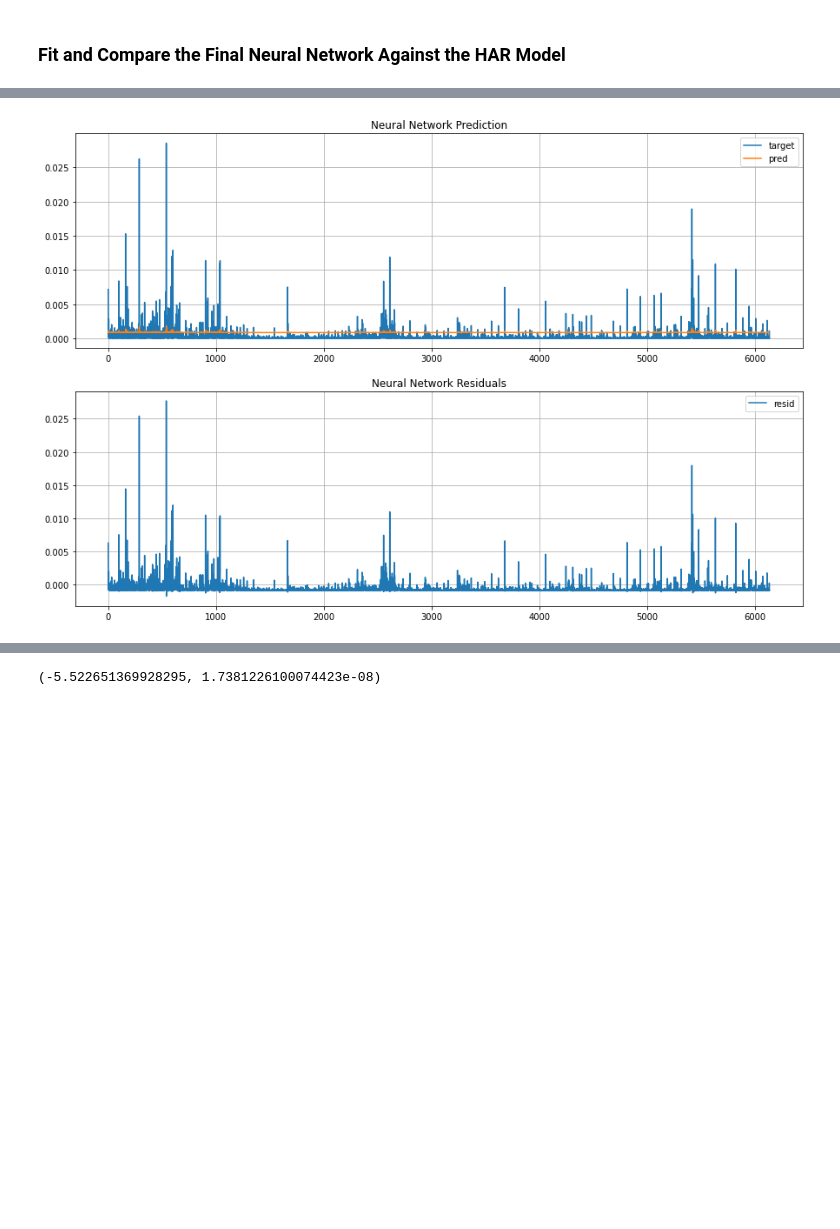
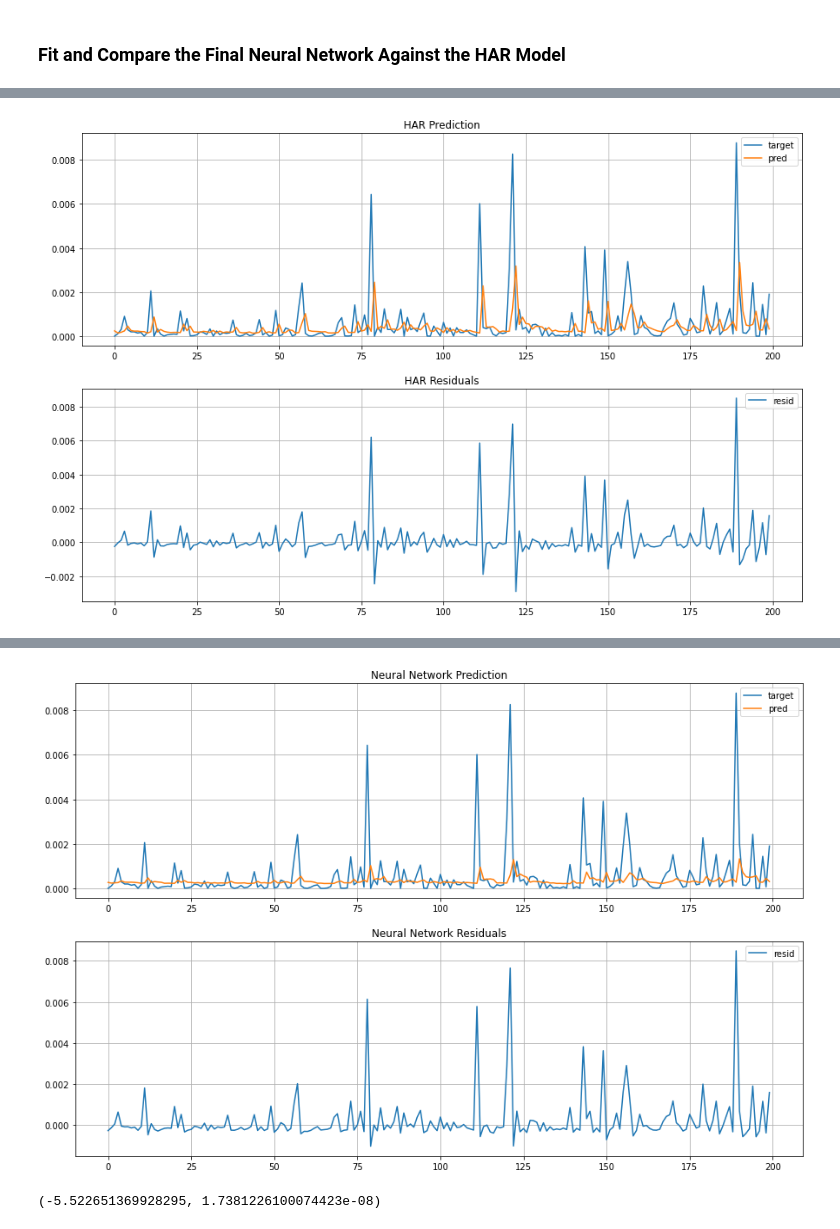
Before and after one commit to CodingNoob234/casestudy-neural-networks, a Jupyter notebook: main.ipynb, the cells around one changed output, grey strips where cells are left out. Drawn from its saved outputs; the diff is of its cells as text; code cells hidden in the pictures; blank space fills up the shorter version.

Commit message:
added start and end index to plotting for final model

```diff
--- a/main.ipynb
+++ b/main.ipynb
@@ -39,7 +39,7 @@ warnings.simplefilter("ignore")
 # %%
 # fetch data through yahoo finance API, compute features, split into training and validation subsets
 # ... for both NN and HAR
-data_nn_train, data_nn_val, data_har_train, data_har_val = pre_process_all_data(stock = "IBM", train_size=.6)
+data_nn_train, data_nn_val, data_har_train, data_har_val = pre_process_all_data(stock = "KO", train_size=.6)
 
 # to determine gap used in TimeSeriesSplit
 plot_pacf(data_har_train.y, lags = range(1, 30))
@@ -56,8 +56,8 @@ The NN is estimated using Adam optimzer and MSE loss, with a specified learning
 model_scores = []
 
 hidden_layers_list = ([], [2,])
-lr_list = (5e-3, 1e-2, 5e-2)
-epochs_list = (3, 6, 10)
+lr_list = (1e-3, 5e-3, 1e-2)
+epochs_list = (3,)
 total_model_options = len(hidden_layers_list) * len(lr_list) * len(epochs_list)
 
 # for all possible models, perform kfold cross validation
@@ -111,6 +107,8 @@ epochs = int(epochs)
 plot = True # plot for both models the true volatility versus the predicted one
 normalize_features = False
 use_own_config = True
+
+idx_start, idx_end = 200, 400
 
 # if the params are not set through cross validations above
 try:
@@ -119,9 +117,9 @@ try:
 except:
     print("No params from cross validation, using own params instead")
     print("Or specifically specified to use own params")
-    epochs = 10
-    hidden_layers = [] # zero or one with 2 nodes
-    lr = .005
+    epochs = 5
+    hidden_layers = [2,] # zero or one with 2 nodes
+    lr = .01
 
 #=========================================================================================
 #===================================ESTIMATE HAR==========================================
@@ -137,15 +135,15 @@ har_output = output
 
 print(f"HAR out-of-sample loss: {loss}")
 
-plot = False
+plot = True
 if plot:
     # plot prediction versus true daily volatility
     fig, axs = plt.subplots(2,1, figsize = (15, 10))
     axs[0].set_title("HAR Prediction")
     axs[1].set_title("HAR Residuals")
-    axs[0].plot(data_har_val.y, label = "target")
-    axs[0].plot(output, label = "pred")
-    axs[1].plot(data_har_val.y.reshape(-1,) - output, label = "resid")
+    axs[0].plot(data_har_val.y[idx_start:idx_end], label = "target")
+    axs[0].plot(output[idx_start:idx_end], label = "pred")
+    axs[1].plot((data_har_val.y.reshape(-1,) - output)[idx_start:idx_end], label = "resid")
 
     for ax in axs:
         ax.legend()
@@ -157,7 +155,7 @@ if plot:
 #=========================================================================================
 print("Estimating NN model ...")
 
-NN = ForwardNeuralNetwork(data_nn_train.x_t.shape[1], output_size = 1, hidden_layers=hidden_layers)
+NN = ForwardNeuralNetwork(data_nn_train.x_t.shape[1], output_size = 1, hidden_layers=hidden_layers, seed=3407)
 loss, output = single_fit_and_evaluate_model(
     NN,
     data_train = data_nn_train,
@@ -178,9 +176,9 @@ if plot:
     fig, axs = plt.subplots(2,1, figsize = (15,10))
     axs[0].set_title("Neural Network Prediction")
     axs[1].set_title("Neural Network Residuals")
-    axs[0].plot(data_nn_val.y_t.detach().numpy().reshape(-1,1), label = "target")
-    axs[0].plot(output.detach().numpy(), label = "pred")
-    axs[1].plot(data_nn_val.y_t.detach().numpy().reshape(-1,1) - output.detach().numpy(), label = "resid")
+    axs[0].plot(data_nn_val.y_t.detach().numpy().reshape(-1,1)[idx_start:idx_end], label = "target")
+    axs[0].plot(output.detach().numpy()[idx_start:idx_end], label = "pred")
+    axs[1].plot((data_nn_val.y_t.detach().numpy().reshape(-1,1) - output.detach().numpy())[idx_start:idx_end], label = "resid")
 
     for ax in axs:
         ax.legend()
@@ -195 +191 @@ NN out-of-sample loss: 1.255099391528347e-06
-[figure, old version]
+[figure, new version]
@@ -196,3 +194,4 @@ NN out-of-sample loss: 1.255099391528347e-06
+[figure, added]
 # %%
 #=========================================================================================
 #====================================DIEBOLD-MARIANO======================================
```
Also changed, not shown: parts of 3 cells of this notebook.
